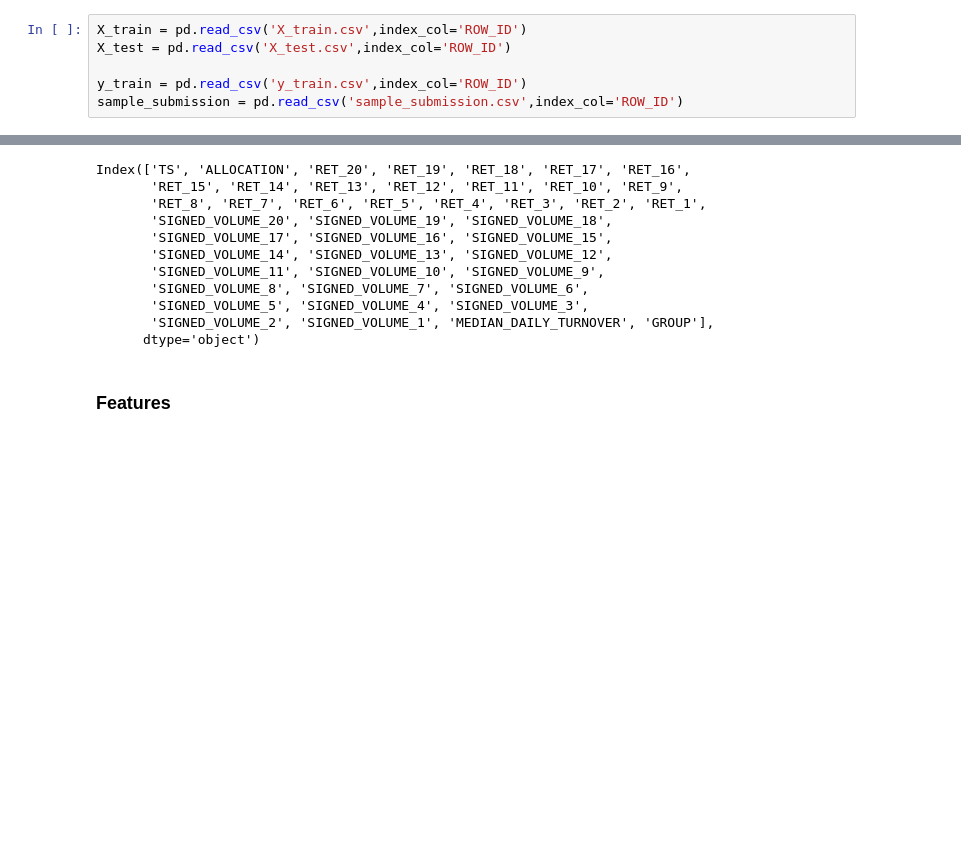
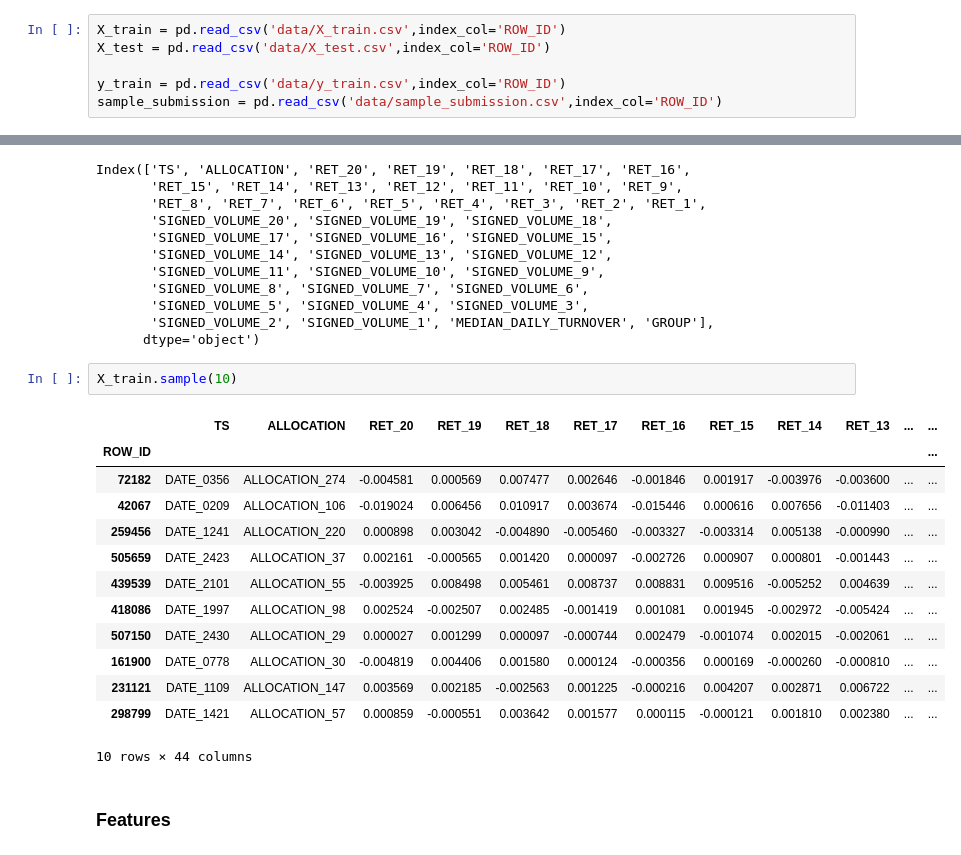
Before and after one commit to Martinoor/QRT-ENS-Data-Challenge, a Jupyter notebook: benchmark_submission.ipynb, the cells around one changed output, grey strips where cells are left out. Drawn from its saved outputs; the diff is of its cells as text; blank space fills up the shorter version.

```diff
--- a/benchmark_submission.ipynb
+++ b/benchmark_submission.ipynb
@@ -16,11 +16,11 @@ from sklearn.model_selection import KFold
 # %% [markdown]
 ### Read files & submission file for template
 # %%
-X_train = pd.read_csv('X_train.csv',index_col='ROW_ID')
-X_test = pd.read_csv('X_test.csv',index_col='ROW_ID')
+X_train = pd.read_csv('data/X_train.csv',index_col='ROW_ID')
+X_test = pd.read_csv('data/X_test.csv',index_col='ROW_ID')
 
-y_train = pd.read_csv('y_train.csv',index_col='ROW_ID')
-sample_submission = pd.read_csv('sample_submission.csv',index_col='ROW_ID')
+y_train = pd.read_csv('data/y_train.csv',index_col='ROW_ID')
+sample_submission = pd.read_csv('data/sample_submission.csv',index_col='ROW_ID')
 # %%
 X_train.columns
 # %% [output]
@@ -35,6 +35,22 @@ Index(['TS', 'ALLOCATION', 'RET_20', 'RET_19', 'RET_18', 'RET_17', 'RET_16',
        'SIGNED_VOLUME_5', 'SIGNED_VOLUME_4', 'SIGNED_VOLUME_3',
        'SIGNED_VOLUME_2', 'SIGNED_VOLUME_1', 'MEDIAN_DAILY_TURNOVER', 'GROUP'],
       dtype='object')
+# %%
+X_train.sample(10)
+# %% [output]
+|  | TS | ALLOCATION | RET_20 | RET_19 | RET_18 | RET_17 | RET_16 | RET_15 | RET_14 | RET_13 | ... | ... |
+| ROW_ID |  |  |  |  |  |  |  |  |  |  |  | ... |
+| 72182 | DATE_0356 | ALLOCATION_274 | -0.004581 | 0.000569 | 0.007477 | 0.002646 | -0.001846 | 0.001917 | -0.003976 | -0.003600 | ... | ... |
+| 42067 | DATE_0209 | ALLOCATION_106 | -0.019024 | 0.006456 | 0.010917 | 0.003674 | -0.015446 | 0.000616 | 0.007656 | -0.011403 | ... | ... |
+| 259456 | DATE_1241 | ALLOCATION_220 | 0.000898 | 0.003042 | -0.004890 | -0.005460 | -0.003327 | -0.003314 | 0.005138 | -0.000990 | ... | ... |
+| 505659 | DATE_2423 | ALLOCATION_37 | 0.002161 | -0.000565 | 0.001420 | 0.000097 | -0.002726 | 0.000907 | 0.000801 | -0.001443 | ... | ... |
+| 439539 | DATE_2101 | ALLOCATION_55 | -0.003925 | 0.008498 | 0.005461 | 0.008737 | 0.008831 | 0.009516 | -0.005252 | 0.004639 | ... | ... |
+| 418086 | DATE_1997 | ALLOCATION_98 | 0.002524 | -0.002507 | 0.002485 | -0.001419 | 0.001081 | 0.001945 | -0.002972 | -0.005424 | ... | ... |
+| 507150 | DATE_2430 | ALLOCATION_29 | 0.000027 | 0.001299 | 0.000097 | -0.000744 | 0.002479 | -0.001074 | 0.002015 | -0.002061 | ... | ... |
+| 161900 | DATE_0778 | ALLOCATION_30 | -0.004819 | 0.004406 | 0.001580 | 0.000124 | -0.000356 | 0.000169 | -0.000260 | -0.000810 | ... | ... |
+| 231121 | DATE_1109 | ALLOCATION_147 | 0.003569 | 0.002185 | -0.002563 | 0.001225 | -0.000216 | 0.004207 | 0.002871 | 0.006722 | ... | ... |
+| 298799 | DATE_1421 | ALLOCATION_57 | 0.000859 | -0.000551 | 0.003642 | 0.001577 | 0.000115 | -0.000121 | 0.001810 | 0.002380 | ... | ... |
+10 rows × 44 columns
 # %% [markdown]
 ### Features
 # %%
```
Also changed, not shown: 3 other files.
